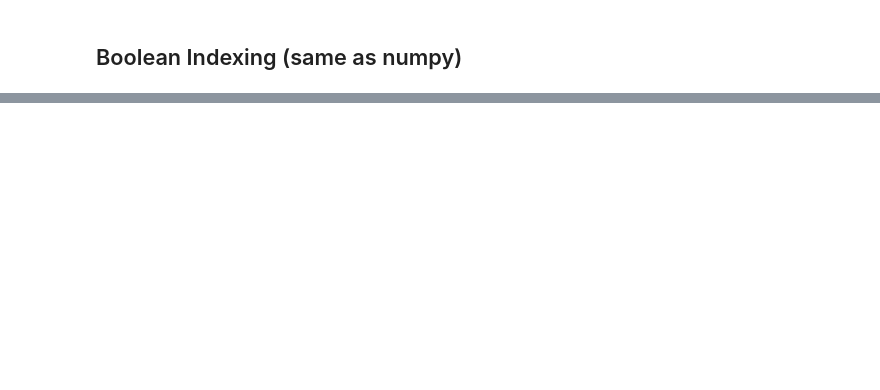
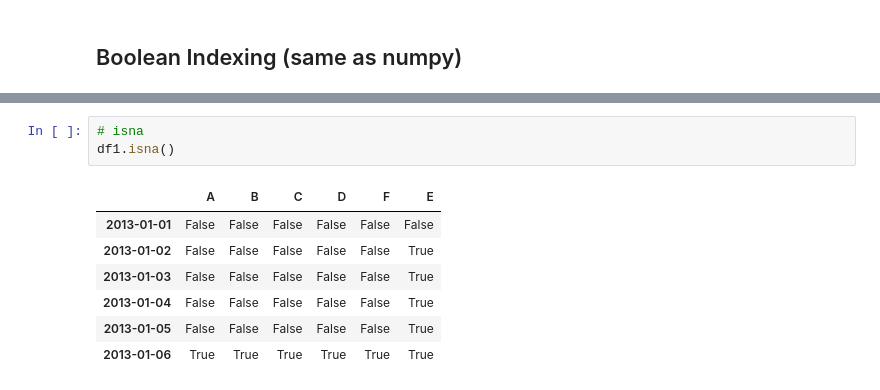
Before and after one commit to Abdullahaml1/learn-pandas, a Jupyter notebook: 01_ten_minutes_pandas.ipynb, the cells around one changed output, grey strips where cells are left out. Saved outputs shown, nothing was run; the diff lists cells and outputs as text; blank space fills up the shorter version.

```diff
--- a/01_ten_minutes_pandas.ipynb
+++ b/01_ten_minutes_pandas.ipynb
@@ -347,0 +555,11 @@ array([0.95085339, 0.94742904, 0.96542622, 0.9347268 , 0.96910775,
+# %%
+# isna
+df1.isna()
+# %% [output]
+|  | A | B | C | D | F | E |
+| 2013-01-01 | False | False | False | False | False | False |
+| 2013-01-02 | False | False | False | False | False | True |
+| 2013-01-03 | False | False | False | False | False | True |
+| 2013-01-04 | False | False | False | False | False | True |
+| 2013-01-05 | False | False | False | False | False | True |
+| 2013-01-06 | True | True | True | True | True | True |
```
Also changed, not shown: parts of 69 cells of this notebook.
